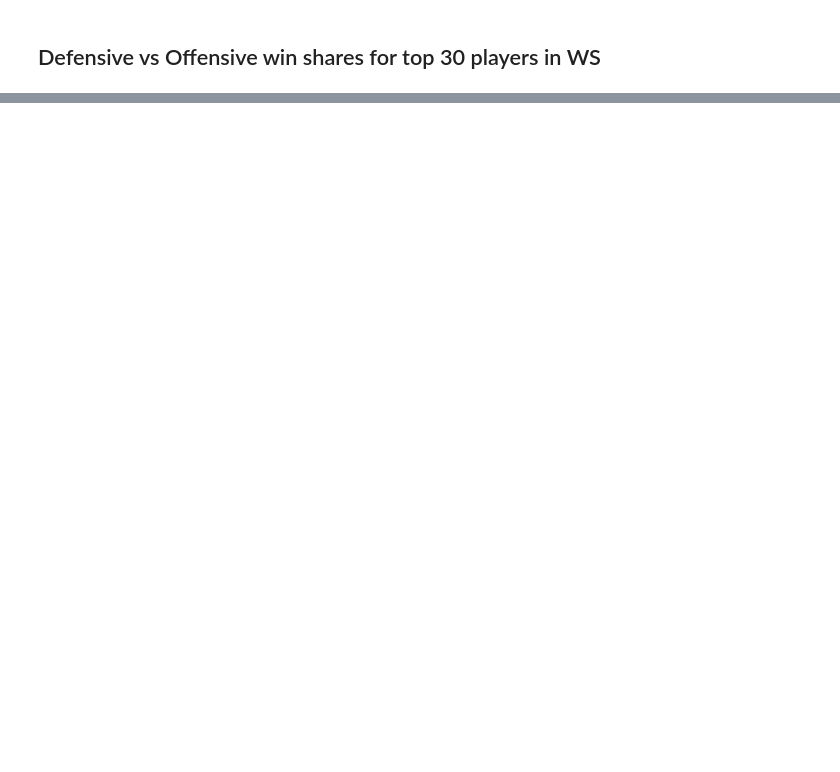
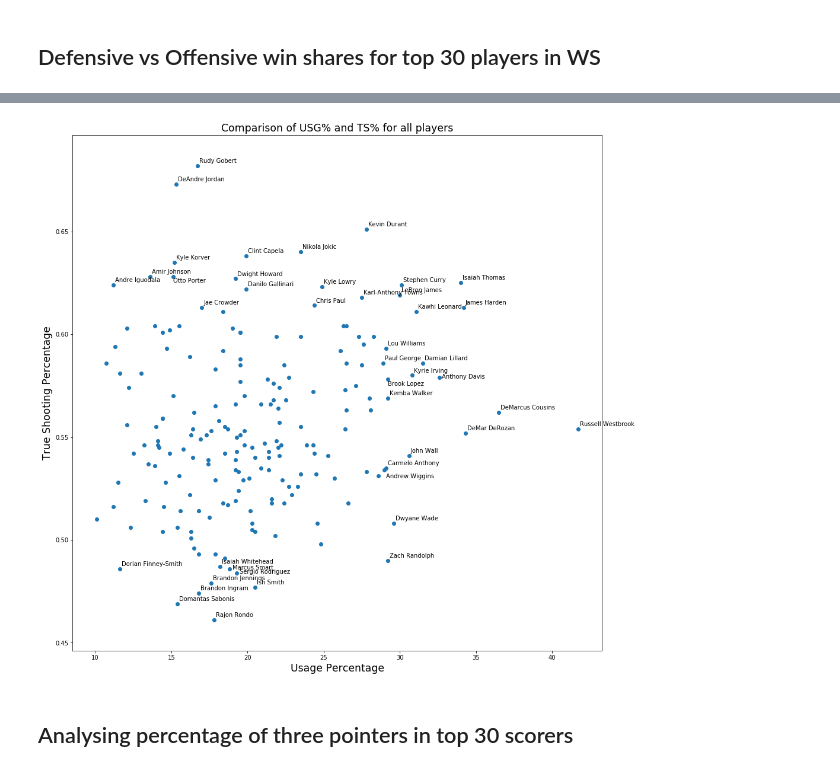
Before and after one commit to danchyy/Basketball_Analytics, a Jupyter notebook: Nba_players.ipynb, the cells around one changed output, grey strips where cells are left out. Drawn from its saved outputs; the diff is of its cells as text; code cells hidden in the pictures; blank space fills up the shorter version.

```diff
--- a/Nba_players.ipynb
+++ b/Nba_players.ipynb
@@ -238,0 +370,48 @@ plt.show()
+# %%
+usage_sorted = curr_season.sort_values(by='USG%', ascending=False)
+most_used = usage_sorted[:240]
+# %%
+filtered_usage = most_used.loc[:, ['Player', 'USG%', 'TS%']]
+# %%
+usages_players, ts_players = [], []
+for i in range(len(filtered_usage)):
+    usages_players.append((filtered_usage.iloc[i]['Player'], filtered_usage.iloc[i]['USG%']))
+    ts_players.append((filtered_usage.iloc[i]['Player'], filtered_usage.iloc[i]['TS%']))
+
+most_used = sorted(usages_players, key=lambda x : x[1], reverse=True)
+most_used = most_used[:20]
+most_efficient = sorted(ts_players, key = lambda x : x[1], reverse = True)
+least_efficient = most_efficient[-10:]
+most_efficient = most_efficient[:20]
+
+most_used_players = [player for player, usage in most_used]
+most_efficient_players = [player for player, ts in most_efficient]
+least_efficient_players = [player for player, ts in least_efficient]
+# %%
+plt.figure(figsize=(16, 16))
+plt.scatter(filtered_usage.iloc[:]['USG%'], filtered_usage.iloc[:]['TS%'])
+for i in range(len(filtered_usage)):
+    name = filtered_usage.iloc[i]['Player']
+    if name not in most_efficient_players and name not in most_used_players and name not in least_efficient_players:
+        continue
+    xy_text = (3, 5)
+    if name == "Devin Booker" or name == "Andrew Wiggins":
+        xy_text = (3, -14)
+    if name == "Sergio Rodriguez" or name == "Marcus Smart":
+        xy_text = (5, -1)
+    if name == "Otto Porter" or name == "Brook Lopez":
+        xy_text = (0, -10)
+    if name == "Anthony Davis":
+        xy_text = (4, -2)
+    plt.annotate(s= name
+                , xy=(filtered_usage.iloc[i]['USG%'], filtered_usage.iloc[i]['TS%'])
+                ,xycoords = "data", textcoords='offset points', xytext=xy_text)
+
+plt.xlabel("Usage Percentage", size="xx-large")
+plt.ylabel("True Shooting Percentage", size="xx-large")
+plt.title("Comparison of USG% and TS% for all players", size="xx-large")
+plt.show()
+# %% [output]
+[figure, added]
+# %% [markdown]
+## Analysing percentage of three pointers in top 30 scorers
```
Also changed, not shown: parts of 22 cells of this notebook.
